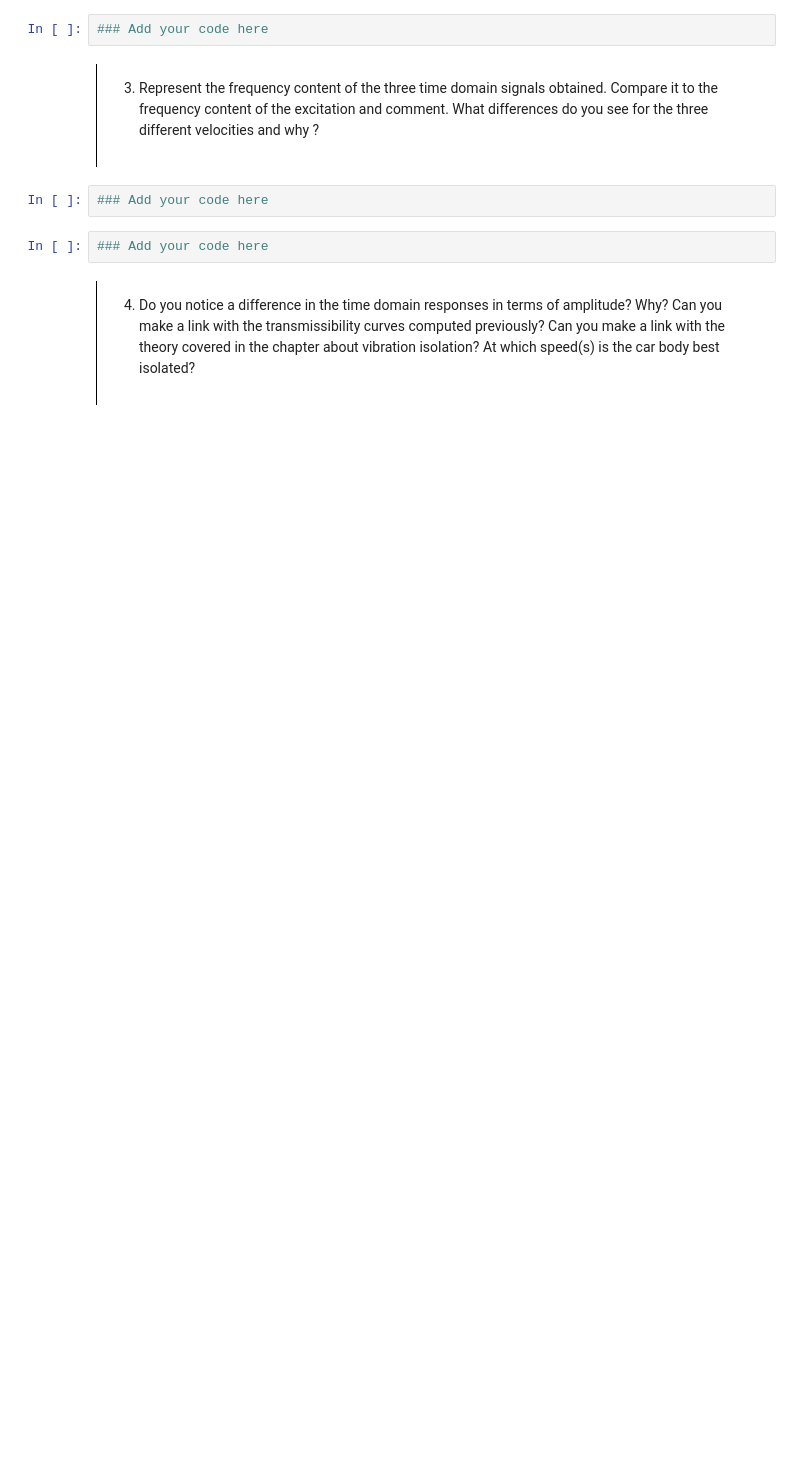
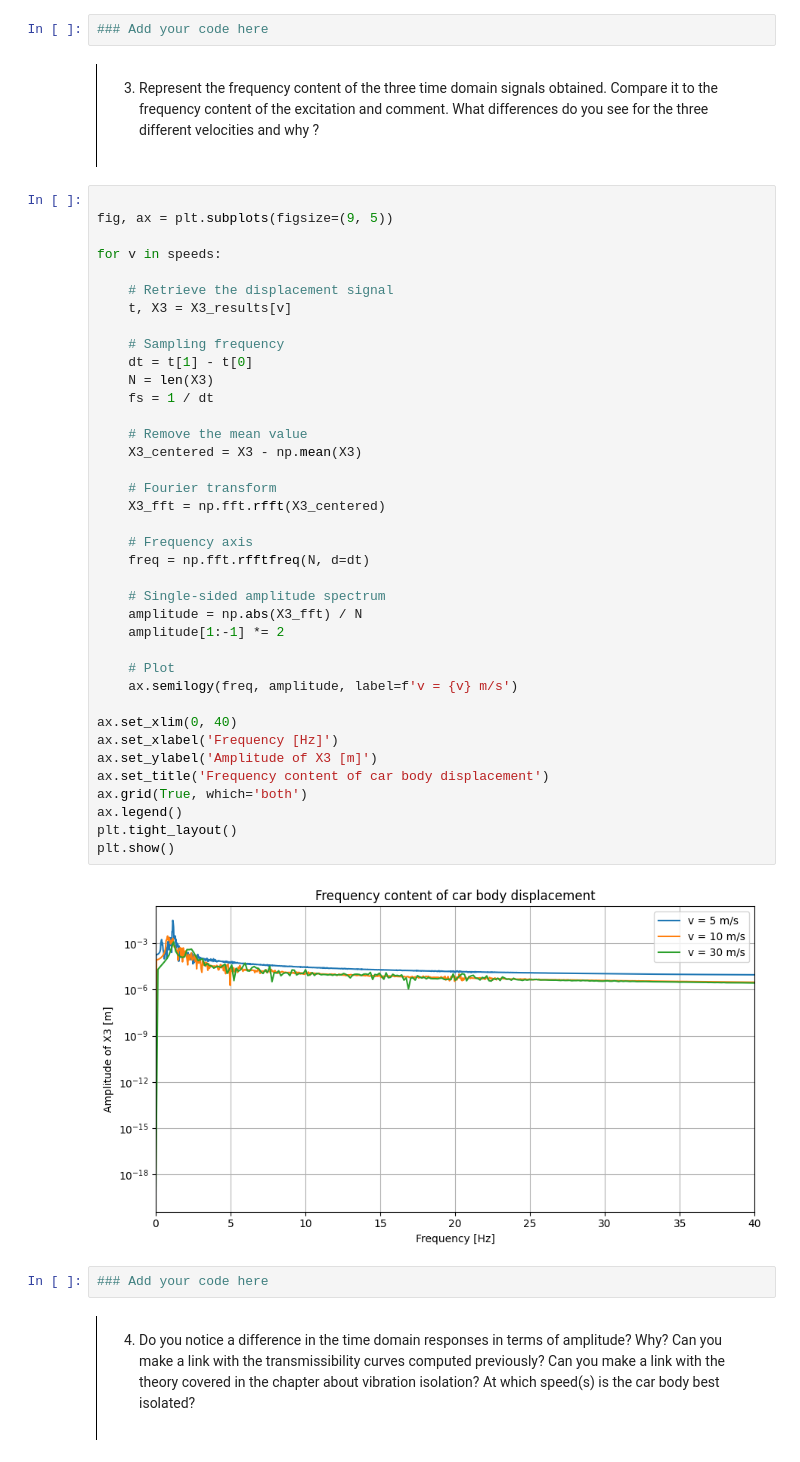
Before and after one commit to EmilienJottrand/MV2627_Exercises, a Jupyter notebook: Project2627/project.ipynb, the cells around one changed output. Saved outputs shown, nothing was run; the diff lists cells and outputs as text; blank space fills up the shorter version.

```diff
--- a/Project2627/project.ipynb
+++ b/Project2627/project.ipynb
@@ -472,8 +556,46 @@ F_modal = V.t @ ((k + 1j*w*b) * np.array([]))
 3. Represent the frequency content of the three time domain signals obtained. Compare it to the frequency content of the excitation and comment. What differences do you see for the three different velocities and why ?
 
 </div>
-# %%
-### Add your code here
+# %%
+
+fig, ax = plt.subplots(figsize=(9, 5))
+
+for v in speeds:
+
+    # Retrieve the displacement signal
+    t, X3 = X3_results[v]
+
+    # Sampling frequency
+    dt = t[1] - t[0]
+    N = len(X3)
+    fs = 1 / dt
+
+    # Remove the mean value
+    X3_centered = X3 - np.mean(X3)
+
+    # Fourier transform
+    X3_fft = np.fft.rfft(X3_centered)
+
+    # Frequency axis
+    freq = np.fft.rfftfreq(N, d=dt)
+
+    # Single-sided amplitude spectrum
+    amplitude = np.abs(X3_fft) / N
+    amplitude[1:-1] *= 2
+
+    # Plot
+    ax.semilogy(freq, amplitude, label=f'v = {v} m/s')
+
+ax.set_xlim(0, 40)
+ax.set_xlabel('Frequency [Hz]')
+ax.set_ylabel('Amplitude of X3 [m]')
+ax.set_title('Frequency content of car body displacement')
+ax.grid(True, which='both')
+ax.legend()
+plt.tight_layout()
+plt.show()
+# %% [output]
+[figure, added]
 # %%
 ### Add your code here
 # %% [markdown]
```
Also changed, not shown: parts of 4 cells of this notebook.
